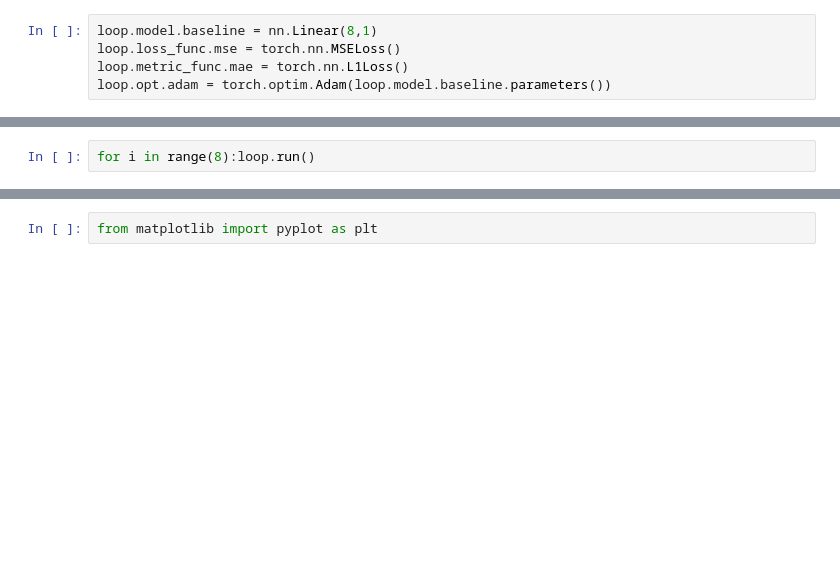
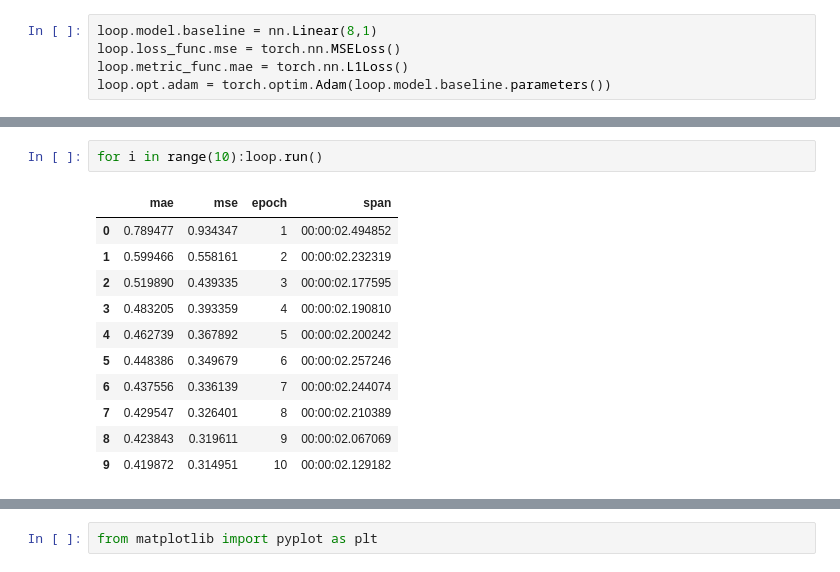
Before and after one commit to raynardj/forgebox, a Jupyter notebook: nbs/15_loopstack.ipynb, the cells around one changed output, grey strips where cells are left out. Saved outputs shown, nothing was run; the diff lists cells and outputs as text; blank space fills up the shorter version.

```diff
--- a/nbs/15_loopstack.ipynb
+++ b/nbs/15_loopstack.ipynb
@@ -253,4 +363,16 @@ loop.search()
 # %% [output]
 [interactive output not drawn]
 # %%
-for i in range(8):loop.run()
+for i in range(10):loop.run()
+# %% [output]
+|  | mae | mse | epoch | span |
+| 0 | 0.789477 | 0.934347 | 1 | 00:00:02.494852 |
+| 1 | 0.599466 | 0.558161 | 2 | 00:00:02.232319 |
+| 2 | 0.519890 | 0.439335 | 3 | 00:00:02.177595 |
+| 3 | 0.483205 | 0.393359 | 4 | 00:00:02.190810 |
+| 4 | 0.462739 | 0.367892 | 5 | 00:00:02.200242 |
+| 5 | 0.448386 | 0.349679 | 6 | 00:00:02.257246 |
+| 6 | 0.437556 | 0.336139 | 7 | 00:00:02.244074 |
+| 7 | 0.429547 | 0.326401 | 8 | 00:00:02.210389 |
+| 8 | 0.423843 | 0.319611 | 9 | 00:00:02.067069 |
+| 9 | 0.419872 | 0.314951 | 10 | 00:00:02.129182 |
```
Also changed, not shown: parts of 12 cells of this notebook, 5 other files.
